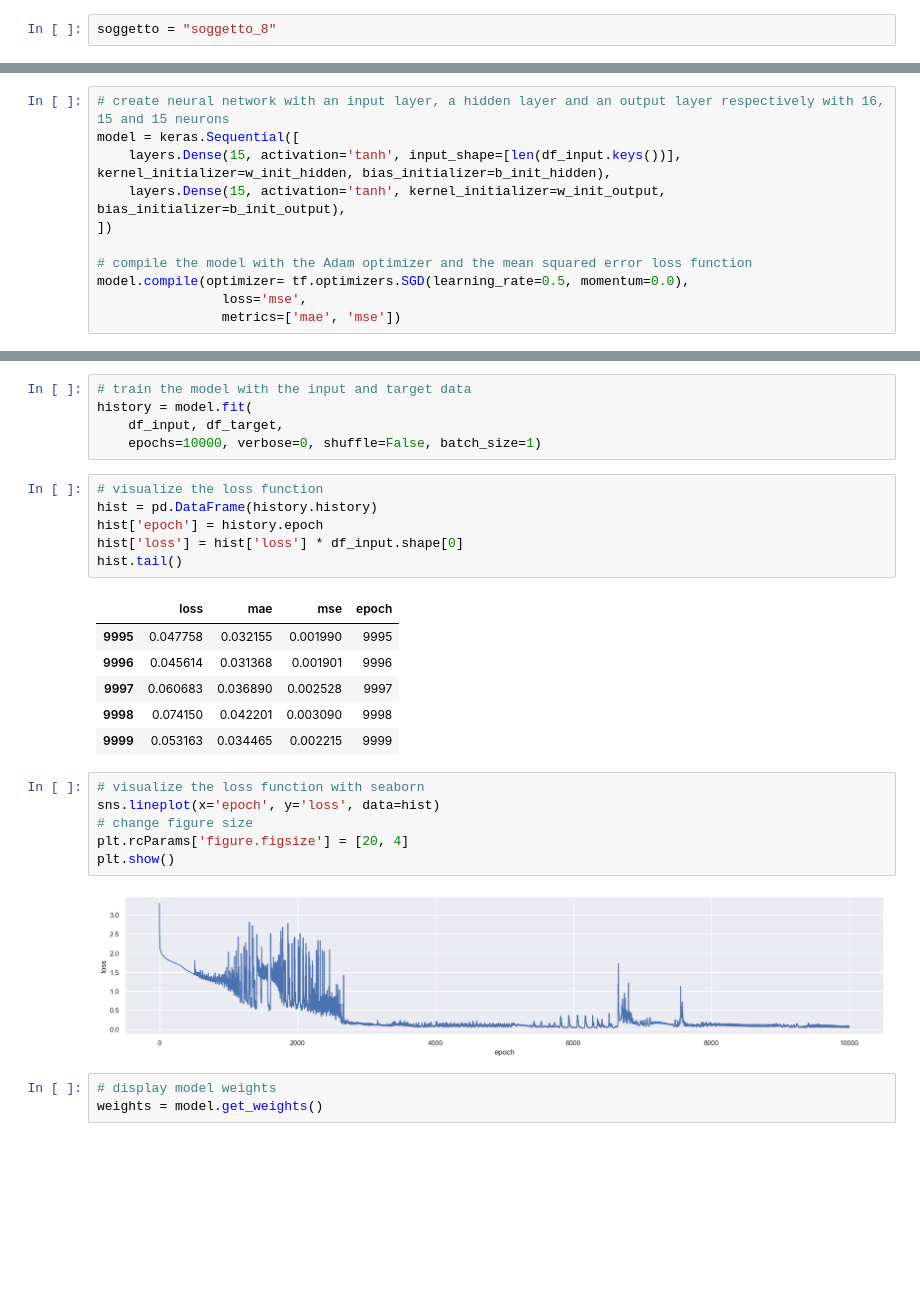
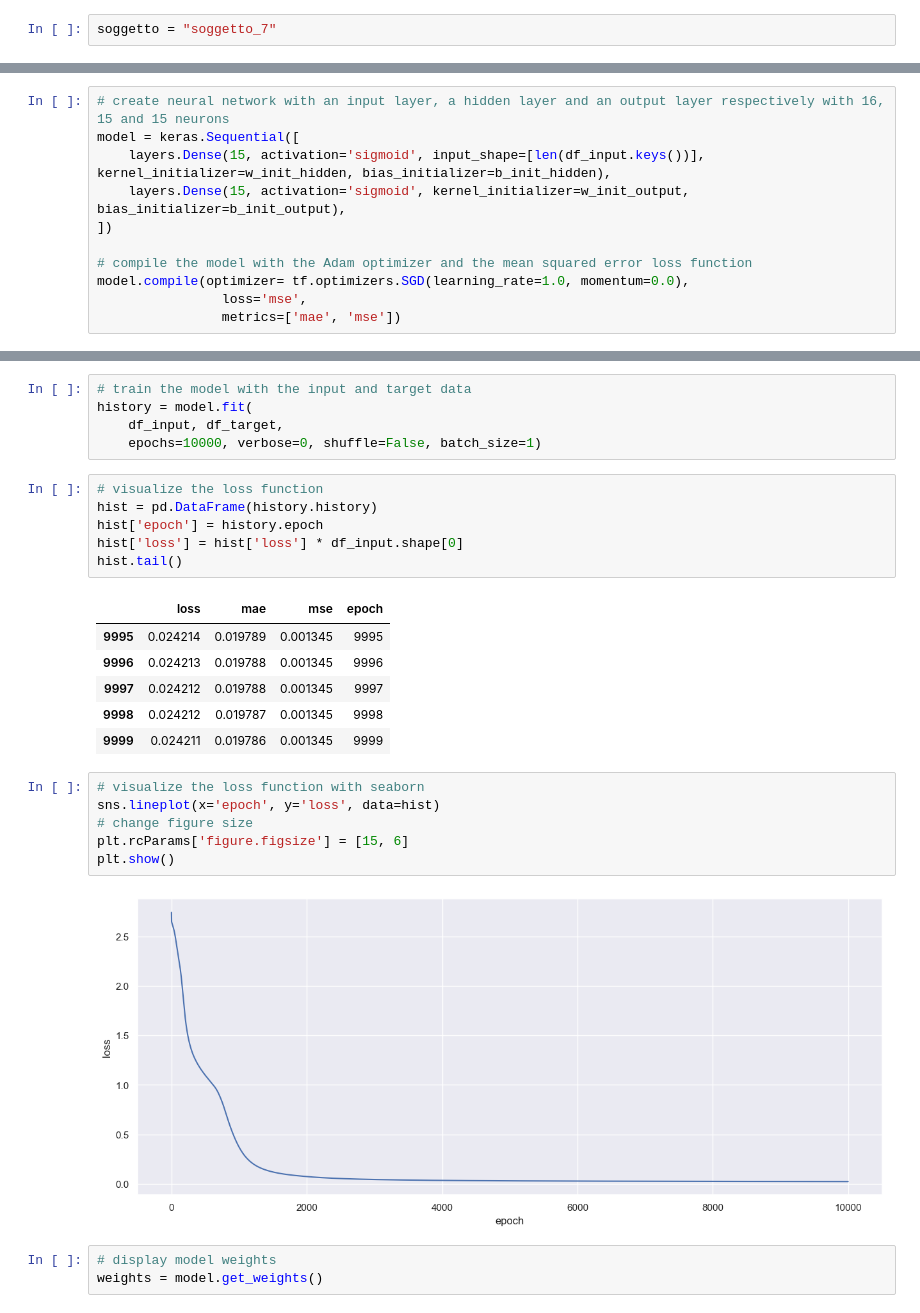
Before and after one commit to Ishikawa7/neural-network-with-fuzzified-inverter, a Jupyter notebook: fuzzified_inverter_modern_TF.ipynb, the cells around one changed output, grey strips where cells are left out. Saved outputs shown, nothing was run; the diff lists cells and outputs as text; blank space fills up the shorter version.

```diff
--- a/fuzzified_inverter_modern_TF.ipynb
+++ b/fuzzified_inverter_modern_TF.ipynb
@@ -12,7 +12,7 @@ import plotly.express as px
 import plotly.graph_objects as go
 sns.set()
 # %%
-soggetto = "soggetto_8"
+soggetto = "soggetto_7"
 # %%
 # read soggetto_1_input.csv
 df_input = pd.read_csv("Datasets/" + soggetto + '_input.csv', sep=',')
@@ -55,12 +55,12 @@ b_init_output = tf.keras.initializers.RandomUniform(
 # %%
 # create neural network with an input layer, a hidden layer and an output layer respectively with 16, 15 and 15 neurons
 model = keras.Sequential([
-    layers.Dense(15, activation='tanh', input_shape=[len(df_input.keys())], kernel_initializer=w_init_hidden, bias_initializer=b_init_hidden),
-    layers.Dense(15, activation='tanh', kernel_initializer=w_init_output, bias_initializer=b_init_output),
+    layers.Dense(15, activation='sigmoid', input_shape=[len(df_input.keys())], kernel_initializer=w_init_hidden, bias_initializer=b_init_hidden),
+    layers.Dense(15, activation='sigmoid', kernel_initializer=w_init_output, bias_initializer=b_init_output),
 ])
 
 # compile the model with the Adam optimizer and the mean squared error loss function
-model.compile(optimizer= tf.optimizers.SGD(learning_rate=0.5, momentum=0.0),
+model.compile(optimizer= tf.optimizers.SGD(learning_rate=1.0, momentum=0.0),
                 loss='mse',
                 metrics=['mae', 'mse'])
 # %%
@@ -96,19 +96,19 @@ hist['loss'] = hist['loss'] * df_input.shape[0]
 hist.tail()
 # %% [output]
 |  | loss | mae | mse | epoch |
-| 9995 | 0.047758 | 0.032155 | 0.001990 | 9995 |
-| 9996 | 0.045614 | 0.031368 | 0.001901 | 9996 |
-| 9997 | 0.060683 | 0.036890 | 0.002528 | 9997 |
-| 9998 | 0.074150 | 0.042201 | 0.003090 | 9998 |
-| 9999 | 0.053163 | 0.034465 | 0.002215 | 9999 |
+| 9995 | 0.024214 | 0.019789 | 0.001345 | 9995 |
+| 9996 | 0.024213 | 0.019788 | 0.001345 | 9996 |
+| 9997 | 0.024212 | 0.019788 | 0.001345 | 9997 |
+| 9998 | 0.024212 | 0.019787 | 0.001345 | 9998 |
+| 9999 | 0.024211 | 0.019786 | 0.001345 | 9999 |
 # %%
 # visualize the loss function with seaborn
 sns.lineplot(x='epoch', y='loss', data=hist)
 # change figure size
-plt.rcParams['figure.figsize'] = [20, 4]
+plt.rcParams['figure.figsize'] = [15, 6]
 plt.show()
 # %% [output]
-[figure, old version]
+[figure, new version]
 # %%
 # display model weights
 weights = model.get_weights()
```
Also changed, not shown: parts of 4 cells of this notebook, 1 other file.
